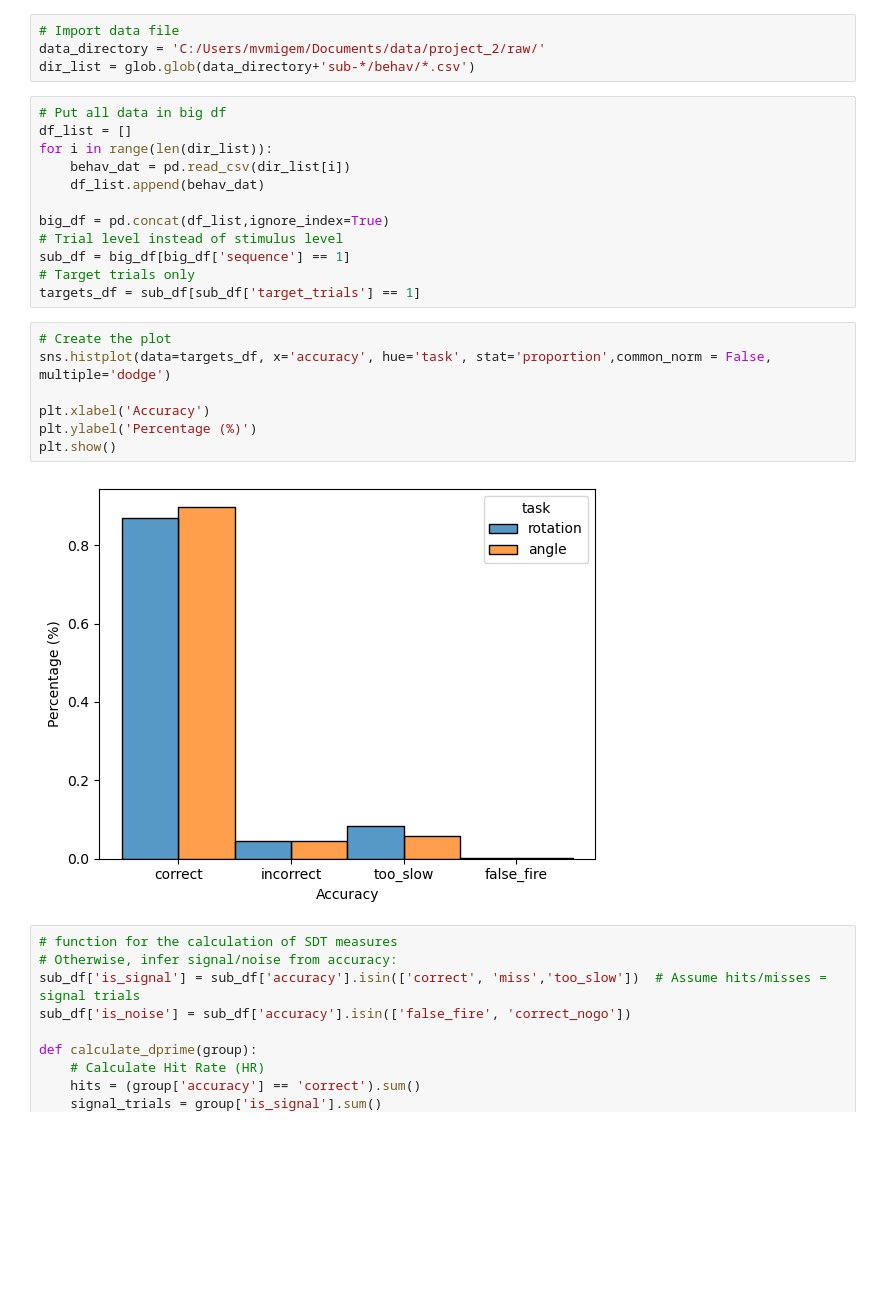
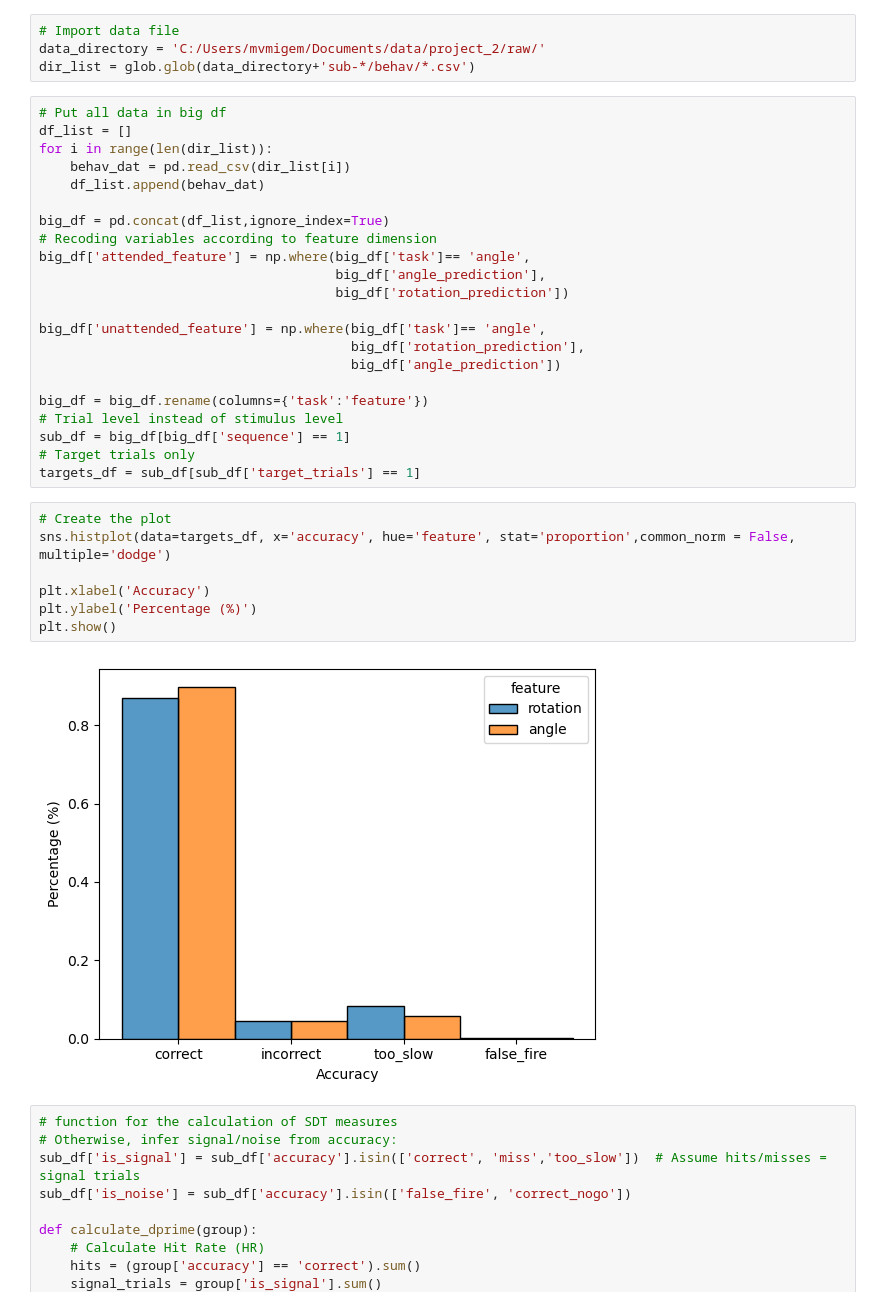
Before and after one commit to maxvanmigem/low-level-visual-prediction-processing, a Jupyter notebook: exploration/behaviour.ipynb, the cells around one changed output. Drawn from its saved outputs; the diff is of its cells as text; blank space fills up the shorter version.

```diff
--- a/exploration/behaviour.ipynb
+++ b/exploration/behaviour.ipynb
@@ -17,19 +17,29 @@ for i in range(len(dir_list)):
     df_list.append(behav_dat)
 
 big_df = pd.concat(df_list,ignore_index=True)
+# Recoding variables according to feature dimension
+big_df['attended_feature'] = np.where(big_df['task']== 'angle',
+                                      big_df['angle_prediction'],
+                                      big_df['rotation_prediction'])
+
+big_df['unattended_feature'] = np.where(big_df['task']== 'angle',
+                                        big_df['rotation_prediction'],
+                                        big_df['angle_prediction'])
+
+big_df = big_df.rename(columns={'task':'feature'})
 # Trial level instead of stimulus level
 sub_df = big_df[big_df['sequence'] == 1]
 # Target trials only
 targets_df = sub_df[sub_df['target_trials'] == 1]
 # %%
 # Create the plot
-sns.histplot(data=targets_df, x='accuracy', hue='task', stat='proportion',common_norm = False, multiple='dodge')
+sns.histplot(data=targets_df, x='accuracy', hue='feature', stat='proportion',common_norm = False, multiple='dodge')
 
 plt.xlabel('Accuracy')
 plt.ylabel('Percentage (%)')
 plt.show()
 # %% [output]
-[figure, old version]
+[figure, new version]
 # %%
 # function for the calculation of SDT measures
 # Otherwise, infer signal/noise from accuracy:
```
Also changed, not shown: parts of 10 cells of this notebook, 2 other files.
